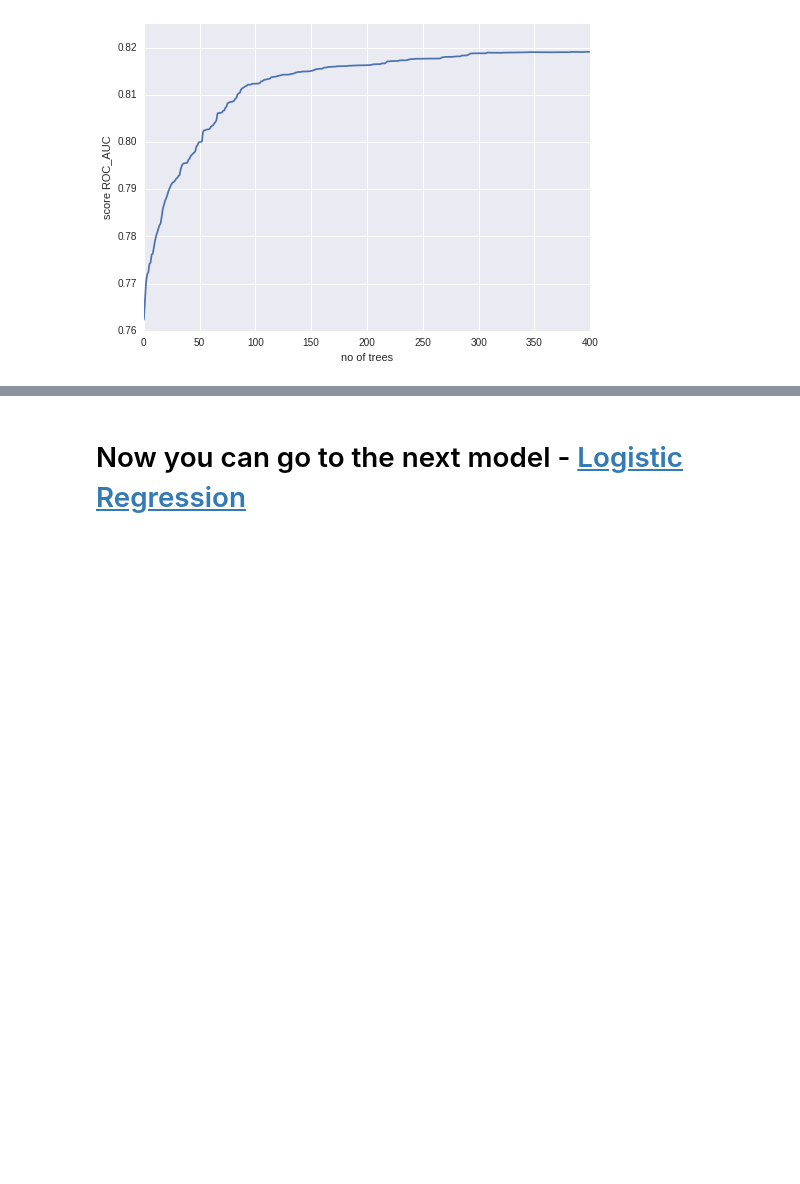
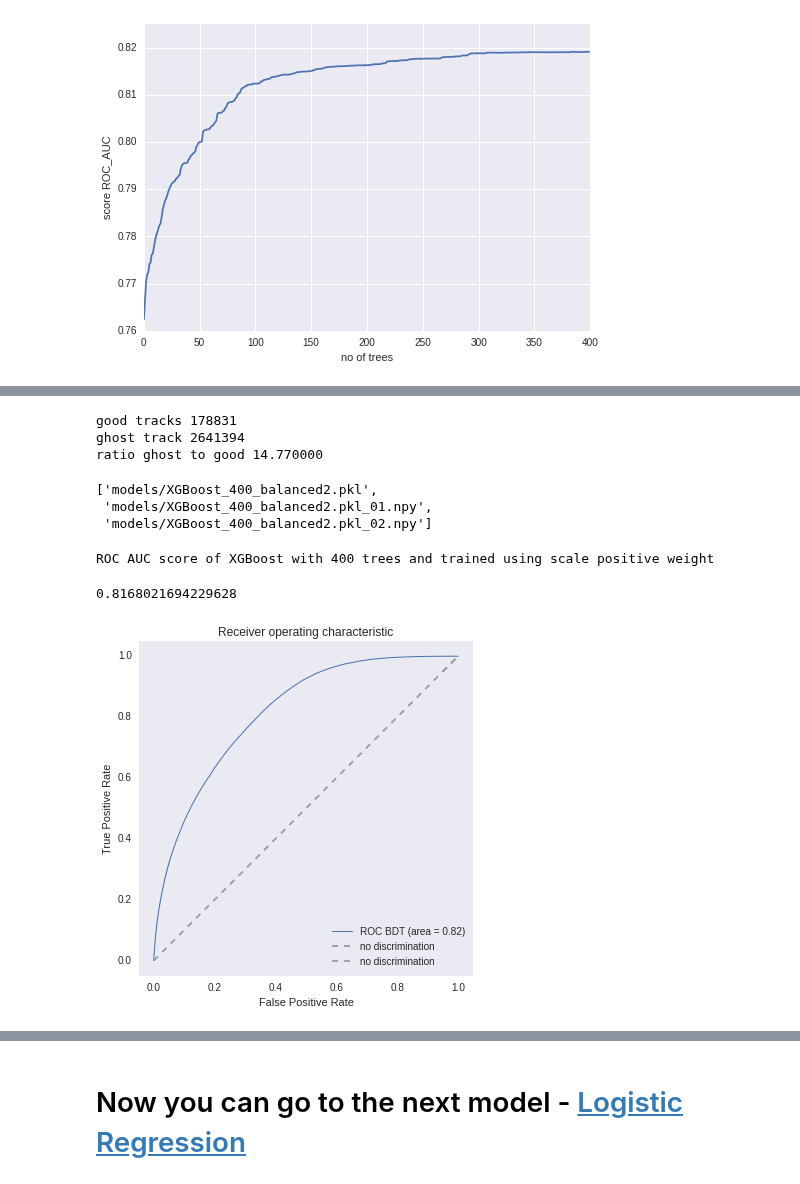
Before and after one commit to adendek/DownstreamTracking, a Jupyter notebook: SeedClasifier/BDT-XGBoost.ipynb, the cells around one changed output, grey strips where cells are left out. Cells and saved outputs as stored; diff of their text form; code cells hidden in the pictures; blank space fills up the shorter version.

```diff
--- a/SeedClasifier/BDT-XGBoost.ipynb
+++ b/SeedClasifier/BDT-XGBoost.ipynb
@@ -467,0 +506,44 @@ In comparable to sklearn's model I obtained about 1% of improvement! This is qui
+# %%
+good_track_no = counts = new_features[target == 1].count()[0]
+ghost_track_no = counts = new_features[target == 0].count()[0]
+print("good tracks %d") % good_track_no
+print("ghost track %d") % ghost_track_no
+ratio_ghost_to_good = float(ghost_track_no)/good_track_no
+ratio_ghost_to_good = numpy.round(ratio_ghost_to_good, 3)
+print ("ratio ghost to good %f") % ratio_ghost_to_good
+# %% [output]
+good tracks 178831
+ghost track 2641394
+ratio ghost to good 14.770000
+# %%
+train_X, test_X, train_Y, test_Y = train_test_split(new_features, target, random_state=42,train_size=0.5 )
+gb6 = xgb.XGBClassifier( n_estimators=400, learning_rate=0.2, scale_pos_weight=ratio_ghost_to_good, max_depth=6)
+gb6.fit(train_X,train_Y)
+joblib.dump(gb6, 'models/XGBoost_400_balanced2.pkl')
+# %% [output]
+['models/XGBoost_400_balanced2.pkl',
+ 'models/XGBoost_400_balanced2.pkl_01.npy',
+ 'models/XGBoost_400_balanced2.pkl_02.npy']
+# %%
+print "ROC AUC score of XGBoost with 400 trees and trained using scale positive weight"
+roc_auc_score(test_Y, gb6.predict_proba(test_X)[:, 1])
+# %% [output]
+ROC AUC score of XGBoost with 400 trees and trained using scale positive weight
+0.8168021694229628
+# %%
+plt.figure(figsize=[6, 6])
+fpr, tpr, thresholds = roc_curve(test_Y, gb6.predict_proba(test_X)[:, 1])
+roc_auc = auc(fpr, tpr)
+plt.plot(fpr, tpr, lw=1, label='ROC BDT (area = %0.2f)'%(roc_auc))
+plt.plot([0, 1], [0, 1], '--', color=(0.6, 0.6, 0.6), label='no discrimination')
+plt.plot([0.95, 1], [0.95, 1], '--', color=(0.6, 0.6, 0.6), label='no discrimination')
+plt.xlim([-0.05, 1.05])
+plt.ylim([-0.05, 1.05])
+plt.xlabel('False Positive Rate')
+plt.ylabel('True Positive Rate')
+plt.title('Receiver operating characteristic')
+plt.legend(loc="lower right")
+plt.grid()
+plt.show()
+# %% [output]
+[figure, added]
```
Also changed, not shown: parts of 37 cells of this notebook.
